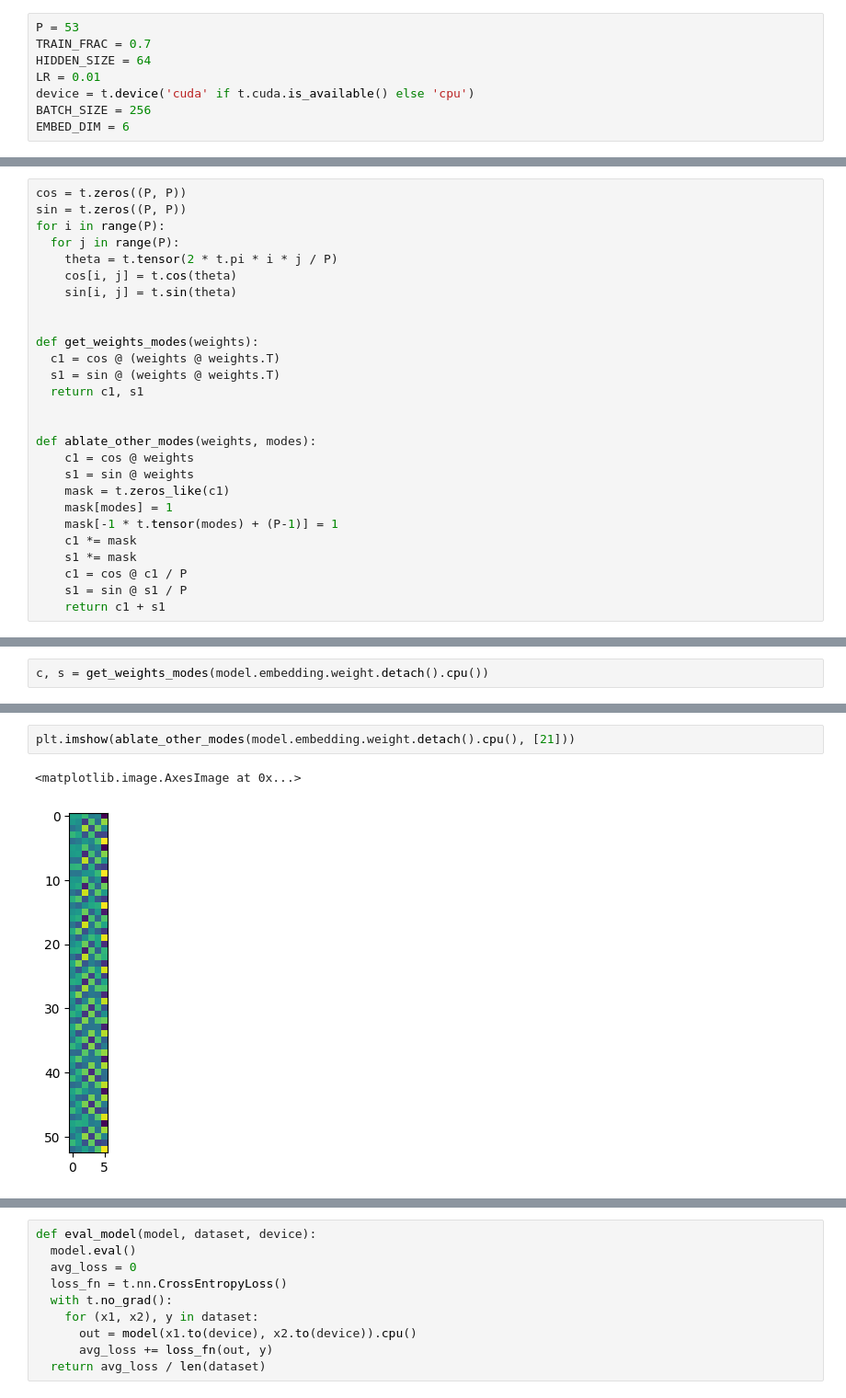
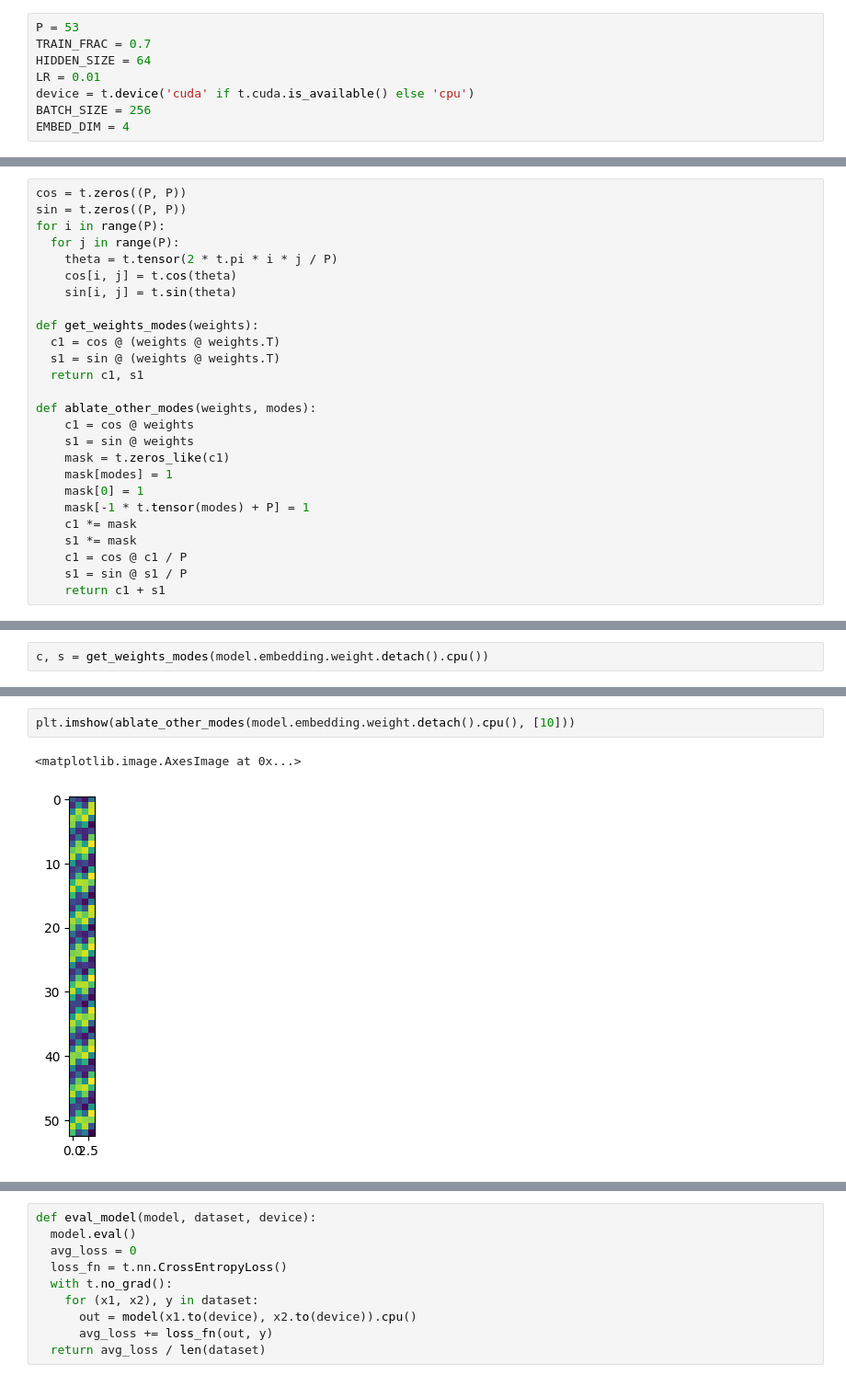
Before and after one commit to nrimsky/mlexperiments, a Jupyter notebook: modular_addition/modular_addition_network_dynamics.ipynb, the cells around one changed output, grey strips where cells are left out. Shown at 92% size. Cells and saved outputs as stored; diff of their text form.

```diff
--- a/modular_addition/modular_addition_network_dynamics.ipynb
+++ b/modular_addition/modular_addition_network_dynamics.ipynb
@@ -24,7 +24,7 @@ HIDDEN_SIZE = 64
 LR = 0.01
 device = t.device('cuda' if t.cuda.is_available() else 'cpu')
 BATCH_SIZE = 256
-EMBED_DIM = 6
+EMBED_DIM = 4
 # %% [markdown]
 # Model architecture
 # %%
@@ -176,19 +176,18 @@ for i in range(P):
     cos[i, j] = t.cos(theta)
     sin[i, j] = t.sin(theta)
 
-
 def get_weights_modes(weights):
   c1 = cos @ (weights @ weights.T)
   s1 = sin @ (weights @ weights.T)
   return c1, s1
-
 
 def ablate_other_modes(weights, modes):
     c1 = cos @ weights
     s1 = sin @ weights
     mask = t.zeros_like(c1)
     mask[modes] = 1
-    mask[-1 * t.tensor(modes) + (P-1)] = 1
+    mask[0] = 1
+    mask[-1 * t.tensor(modes) + P] = 1
     c1 *= mask
     s1 *= mask
     c1 = cos @ c1 / P
@@ -245,6 +244,6 @@ plt.show()
 # %%
-plt.imshow(ablate_other_modes(model.embedding.weight.detach().cpu(), [21]))
+plt.imshow(ablate_other_modes(model.embedding.weight.detach().cpu(), [10]))
 # %% [output]
 <matplotlib.image.AxesImage at 0x...>
-[figure, old version]
+[figure, new version]
 # %%
```
Also changed, not shown: parts of 21 cells of this notebook.
